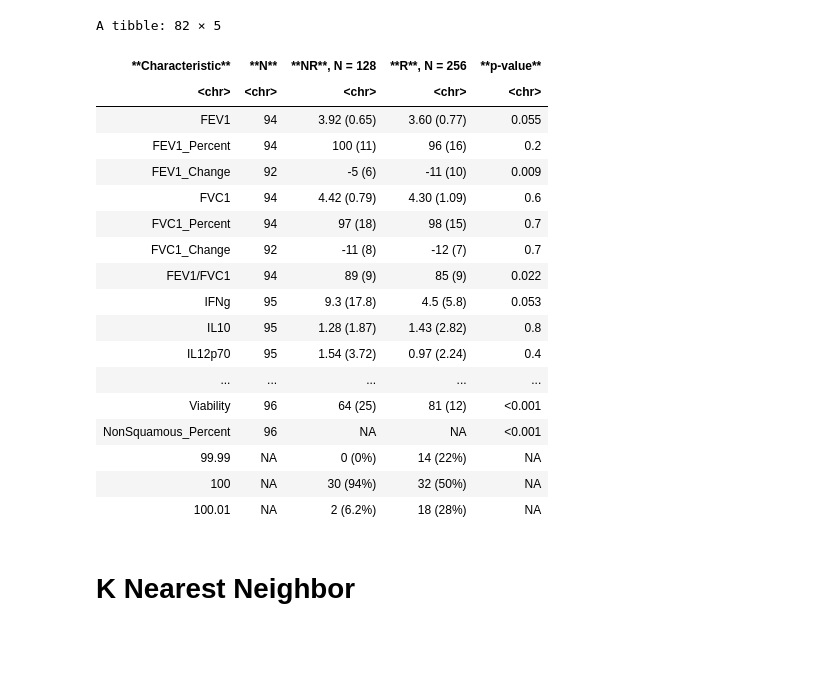
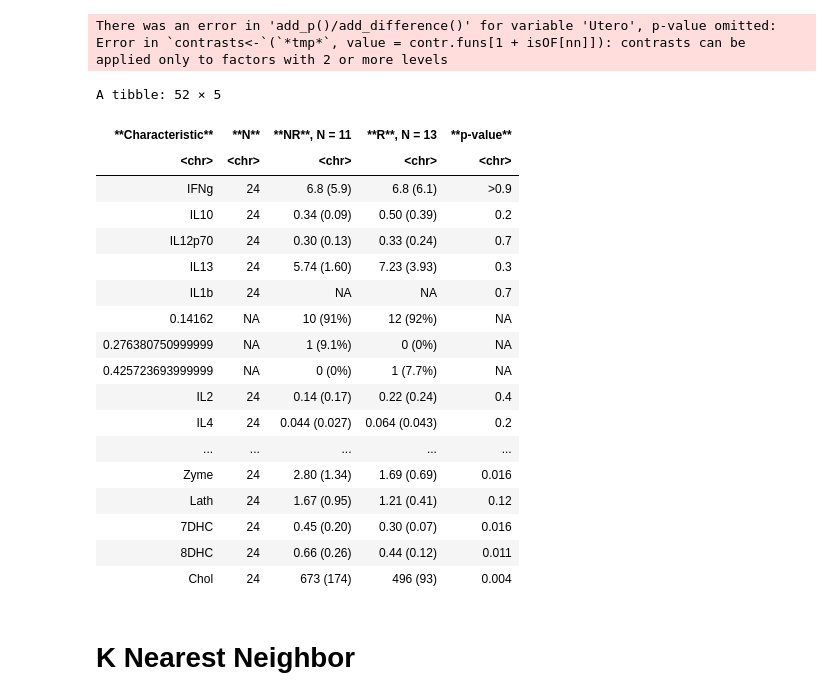
Before and after one commit to UNC-CEMALB/Ozone-exposure-is-associated-with-alterations-in-lung-and-systemic-sterol-profiles-in-healthy-and-as, a Jupyter notebook: Ozone Responder Prediction.ipynb, the cells around one changed output. Cells and saved outputs as stored; diff of their text form; code cells hidden in the pictures; blank space fills up the shorter version.

```diff
--- a/Ozone Responder Prediction.ipynb
+++ b/Ozone Responder Prediction.ipynb
@@ -1,7 +1,7 @@
 # %%
 setwd('/Users/alexis/University of North Carolina at Chapel Hill/Rager, Julia - CEMALB_DataAnalysisPM/Projects/P1003. Ozone Sterols Healthy Asthma/P1003.2. Original Data')
-Output = ('/Users/alexis/University of North Carolina at Chapel Hill/Rager, Julia - CEMALB_DataAnalysisPM/Projects/P1003. Ozone Sterols Healthy Asthma/P1003.3. Analyses/P1003.3.1. Disease Status Prediction/Output')
-cur_date = "011822"
+Output = ('/Users/alexis/University of North Carolina at Chapel Hill/Rager, Julia - CEMALB_DataAnalysisPM/Projects/P1003. Ozone Sterols Healthy Asthma/P1003.3. Analyses/P1003.3.2. Ozone Responder Prediction/Output')
+cur_date = "011922"
 
 library(readxl)
 library(tidyverse)
@@ -12,7 +12,8 @@ library(Hmisc)
 library(glmnet)
 
 #reading in file
-ozone_data = data.frame(read_excel("Ozone_Sterol_Asthma_data_011821.xlsx", sheet = 2)) %>%
+ozone_data = data.frame(read_excel("Ozone_Sterol_Asthma_data_011822.xlsx", sheet = 2)) %>%
     mutate(Value = ifelse(Value == "NA", NA, as.numeric(Value)))
 #SHOULD MISSING DATA BE NAS OR ZEROS???
+demographics_data = data.frame(read_excel("SubjectInfo_011822.xlsx", sheet = 2))
 # %% [output]
@@ -21,3 +39,8 @@ Warning message in ifelse(Value == "NA", NA, as.numeric(Value)):
 # %%
-head(ozone_data)
+plasma_baseline_ozone_data = full_join(demographics_data, ozone_data) %>%
+    #only interested in plasma soluble mediators (cytokines/sterols) at baseline
+    filter(Sample_Type == "P" & Time_Point == "Pre") %>%
+    filter(Category == "Cytokine" | Category == "Sterol") %>%
+    select(-Sample_Type, -Time_Point)
+head(plasma_baseline_ozone_data)
 # %% [output]
@@ -35,5 +59,7 @@ Seeing if there are statistical differences in predictors stratified by inflamma
 # %%
 #first pivoting wider to make the tbl_summary function work
-wider_data = pivot_wider(ozone_data, names_from = Variable, values_from = Value)
+wider_data = pivot_wider(plasma_baseline_ozone_data %>%
+                         #need to remove to not have duplicate rows in wider df
+                         select(-Category), names_from = Variable, values_from = Value)
 head(wider_data)
 # %% [output]
@@ -69,40 +111,36 @@ colnames(wider_data)
 # %%
-#summary statistics df
-pivot_wider(ozone_data, names_from = Variable, values_from = Value) %>%
-  tbl_summary(by = Inflammatory_Responder, missing = "no",
-  include = c('FEV1','FEV1_Percent','FEV1_Change','FVC1','FVC1_Percent','FVC1_Change',
-              'FEV1/FVC1','IFNg','IL10','IL12p70','IL13','IL1b','IL2','IL4','IL6','IL8','TNFa','GMCSF','IL12p40',
+wider_data %>%
+  tbl_summary(by = Lung_Responder, missing = "no",
+  include = c('IFNg','IL10','IL12p70','IL13','IL1b','IL2','IL4','IL6','IL8','TNFa','GMCSF','IL12p40',
               'IL15','IL16','IL17','IL1a','IL5','IL7','TNFb','VEGF','Eotaxin','Eotaxin3','IP10','MCP1','MCP4',
               'MDC','MIP1a','MIP1b','TARC','MPO','Utero','25OH_VitD','24OH_Chol','SecoB','25OH_Chol','7Keto_Chol',
-              '27OH_Chol','bEP_Chol','Lan','Zym','DHL','7DHD','Des','dHLan','Zyme','Lath','7DHC','8DHC','Chol',
-              'Sample_Weight','TCC','TCC_Weight','Neutrophils_Percent','Neutrophils','Neutrophils_Weight',
-              'Neutrophils_Change','Macrophages_Percent','Macrophages','Macrophages_Weight','Eosinophils_Percent',
-              'Eosinophils','Eosinophils_Weight','Lymphocytes_Percent','Lymphocytes','Lymphocytes_Weight',
-              'BEC_Percent','BEC','BEC_Weight','SEC_Percent','SEC','Viability','NonSquamous_Percent'),
+              '27OH_Chol','bEP_Chol','Lan','Zym','DHL','7DHD','Des','dHLan','Zyme','Lath','7DHC','8DHC','Chol'),
               statistic = list(all_continuous() ~ "{mean} ({sd})")) %>%
   add_n() %>%
   add_p(test = list(all_continuous() ~ "aov")) %>% #adding p value from anova
   as_tibble()
 # %% [output]
-A tibble: 82 × 5
+There was an error in 'add_p()/add_difference()' for variable 'Utero', p-value omitted:
+Error in `contrasts<-`(`*tmp*`, value = contr.funs[1 + isOF[nn]]): contrasts can be applied only to factors with 2 or more levels
+A tibble: 52 × 5
-| **Characteristic** | **N** | **NR**, N = 128 | **R**, N = 256 | **p-value** |
+| **Characteristic** | **N** | **NR**, N = 11 | **R**, N = 13 | **p-value** |
 | <chr> | <chr> | <chr> | <chr> | <chr> |
-| FEV1 | 94 | 3.92 (0.65) | 3.60 (0.77) | 0.055 |
-| FEV1_Percent | 94 | 100 (11) | 96 (16) | 0.2 |
-| FEV1_Change | 92 | -5 (6) | -11 (10) | 0.009 |
-| FVC1 | 94 | 4.42 (0.79) | 4.30 (1.09) | 0.6 |
-| FVC1_Percent | 94 | 97 (18) | 98 (15) | 0.7 |
-| FVC1_Change | 92 | -11 (8) | -12 (7) | 0.7 |
-| FEV1/FVC1 | 94 | 89 (9) | 85 (9) | 0.022 |
-| IFNg | 95 | 9.3 (17.8) | 4.5 (5.8) | 0.053 |
-| IL10 | 95 | 1.28 (1.87) | 1.43 (2.82) | 0.8 |
-| IL12p70 | 95 | 1.54 (3.72) | 0.97 (2.24) | 0.4 |
+| IFNg | 24 | 6.8 (5.9) | 6.8 (6.1) | >0.9 |
+| IL10 | 24 | 0.34 (0.09) | 0.50 (0.39) | 0.2 |
+| IL12p70 | 24 | 0.30 (0.13) | 0.33 (0.24) | 0.7 |
+| IL13 | 24 | 5.74 (1.60) | 7.23 (3.93) | 0.3 |
+| IL1b | 24 | NA | NA | 0.7 |
+| 0.14162 | NA | 10 (91%) | 12 (92%) | NA |
+| 0.276380750999999 | NA | 1 (9.1%) | 0 (0%) | NA |
+| 0.425723693999999 | NA | 0 (0%) | 1 (7.7%) | NA |
+| IL2 | 24 | 0.14 (0.17) | 0.22 (0.24) | 0.4 |
+| IL4 | 24 | 0.044 (0.027) | 0.064 (0.043) | 0.2 |
 | ... | ... | ... | ... | ... |
-| Viability | 96 | 64 (25) | 81 (12) | <0.001 |
-| NonSquamous_Percent | 96 | NA | NA | <0.001 |
-| 99.99 | NA | 0 (0%) | 14 (22%) | NA |
-| 100 | NA | 30 (94%) | 32 (50%) | NA |
-| 100.01 | NA | 2 (6.2%) | 18 (28%) | NA |
+| Zyme | 24 | 2.80 (1.34) | 1.69 (0.69) | 0.016 |
+| Lath | 24 | 1.67 (0.95) | 1.21 (0.41) | 0.12 |
+| 7DHC | 24 | 0.45 (0.20) | 0.30 (0.07) | 0.016 |
+| 8DHC | 24 | 0.66 (0.26) | 0.44 (0.12) | 0.011 |
+| Chol | 24 | 673 (174) | 496 (93) | 0.004 |
 # %% [markdown]
 # K Nearest Neighbor
 # %% [markdown]
```
Also changed, not shown: parts of 9 cells of this notebook.
